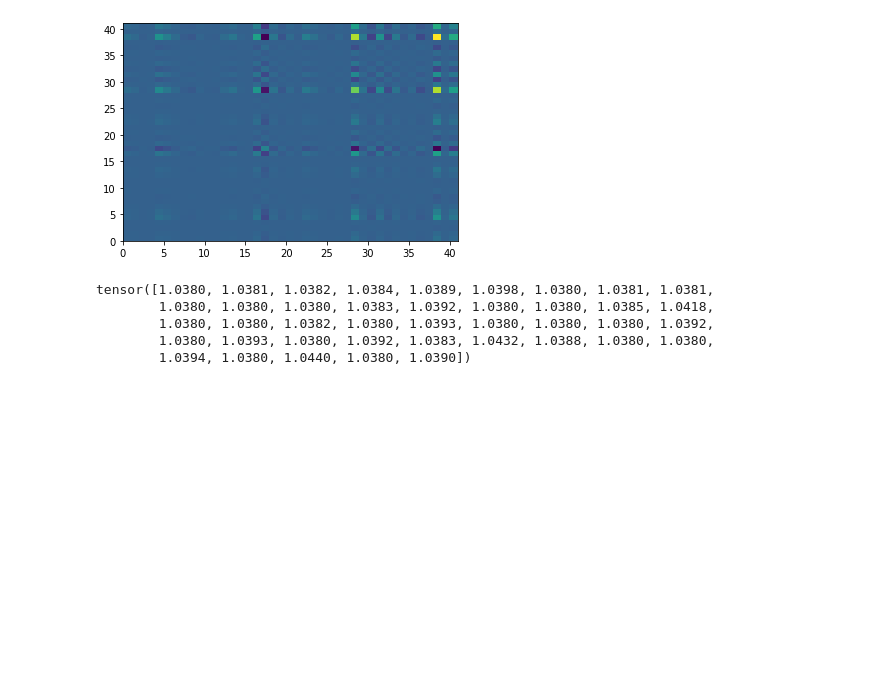
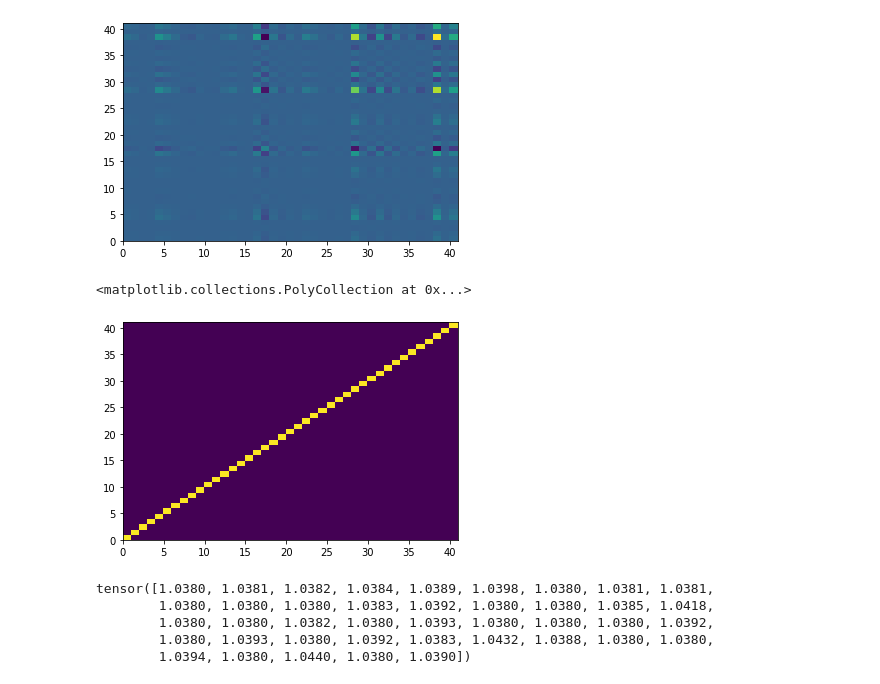
Before and after one commit to zsiga007/Summer-2022, a Jupyter notebook: MegaAdaptiveSAM/mega_adaptive_sam.ipynb, the cells around one changed output. Cells and saved outputs as stored; diff of their text form; code cells hidden in the pictures; blank space fills up the shorter version.

Commit message:
added plot of fitted M

```diff
--- a/MegaAdaptiveSAM/mega_adaptive_sam.ipynb
+++ b/MegaAdaptiveSAM/mega_adaptive_sam.ipynb
@@ -115,6 +115,11 @@ plt.pcolor(F.numpy())
 # %% [output]
 <matplotlib.collections.PolyCollection at 0x...>
 [figure]
+# %%
+plt.pcolor(np.diag(optimizer.M))
+# %% [output]
+<matplotlib.collections.PolyCollection at 0x...>
+[figure, added]
 # %%
 optimizer.M
 # %% [output]
```
